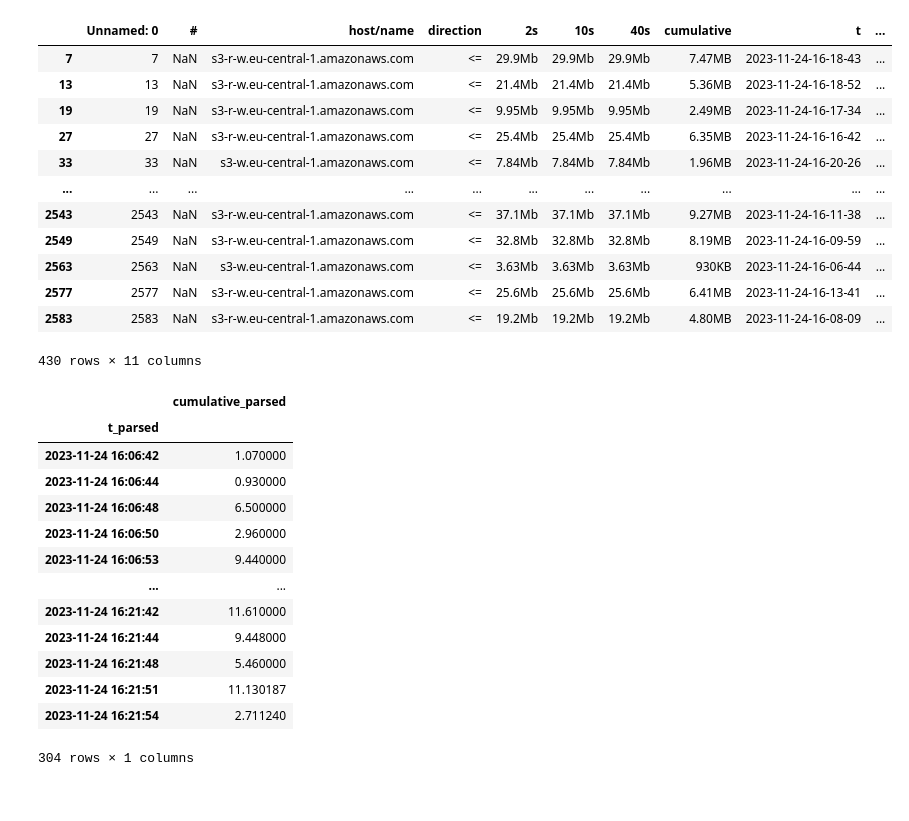
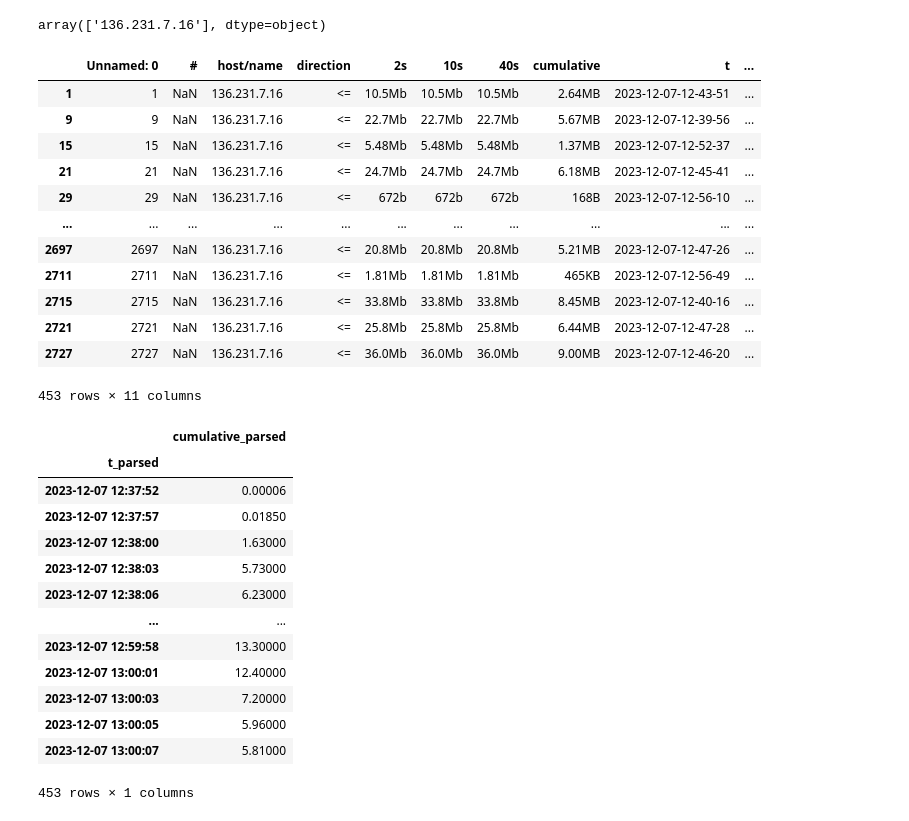
Before and after one commit to Jaapel/wflow-cloud-pilot, a Jupyter notebook: notebooks/plot_results.ipynb, the cells around one changed output. Saved outputs shown, nothing was run; the diff lists cells and outputs as text; code cells hidden in the pictures.

```diff
--- a/notebooks/plot_results.ipynb
+++ b/notebooks/plot_results.ipynb
@@ -3,12 +3,12 @@ import pandas as pd
 from pathlib import Path
 # %%
 root_dir = Path.cwd().parent
-filename = root_dir / "network_usage_aws_large.csv"
+filename = root_dir / "network_usage_minio_large.csv"
 time_column = "t_parsed"
 network_usage_column = "cumulative_parsed"
-# hostname = "L02197.DIRECTORY.INTRA"
+hostnames = ["136.231.7.16"]
 # hostname = "s3-r-w.eu-central-1.amazonaws.com"
-hostnames = ["s3-w.eu-central-1.amazonaws.com", "s3-r-w.eu-central-1.amazonaws.com"]
+# hostnames = ["s3-w.eu-central-1.amazonaws.com", "s3-r-w.eu-central-1.amazonaws.com"]
 # %%
 df = pd.read_csv(filename)
 df
@@ -50,23 +47,28 @@ array(['13.107.13.93', '172.30.64.1', '172.30.74.51', '172.30.79.255',
+# %%
+import numpy as np
+np.unique(df_ld["host/name"])  # 13. is microsoft (vscode)
+# %% [output]
+array(['136.231.7.16'], dtype=object)
 # %%
 df = pd.read_csv(filename)
 df[time_column] = pd.to_datetime(df[time_column])
 df = df.loc[df["direction"] == "<="]
-df = df.loc[(df["host/name"] == hostnames[0]) | (df["host/name"] == hostnames[1])]
+df = df.loc[(df["host/name"] == hostnames[0])]#] | (df["host/name"] == hostnames[1])]
 df
 # %% [output]
 |  | Unnamed: 0 | # | host/name | direction | 2s | 10s | 40s | cumulative | t | ... |
-| 7 | 7 | NaN | s3-r-w.eu-central-1.amazonaws.com | <= | 29.9Mb | 29.9Mb | 29.9Mb | 7.47MB | 2023-11-24-16-18-43 | ... |
-| 13 | 13 | NaN | s3-r-w.eu-central-1.amazonaws.com | <= | 21.4Mb | 21.4Mb | 21.4Mb | 5.36MB | 2023-11-24-16-18-52 | ... |
-| 19 | 19 | NaN | s3-r-w.eu-central-1.amazonaws.com | <= | 9.95Mb | 9.95Mb | 9.95Mb | 2.49MB | 2023-11-24-16-17-34 | ... |
-| 27 | 27 | NaN | s3-r-w.eu-central-1.amazonaws.com | <= | 25.4Mb | 25.4Mb | 25.4Mb | 6.35MB | 2023-11-24-16-16-42 | ... |
-| 33 | 33 | NaN | s3-w.eu-central-1.amazonaws.com | <= | 7.84Mb | 7.84Mb | 7.84Mb | 1.96MB | 2023-11-24-16-20-26 | ... |
+| 1 | 1 | NaN | 136.231.7.16 | <= | 10.5Mb | 10.5Mb | 10.5Mb | 2.64MB | 2023-12-07-12-43-51 | ... |
+| 9 | 9 | NaN | 136.231.7.16 | <= | 22.7Mb | 22.7Mb | 22.7Mb | 5.67MB | 2023-12-07-12-39-56 | ... |
+| 15 | 15 | NaN | 136.231.7.16 | <= | 5.48Mb | 5.48Mb | 5.48Mb | 1.37MB | 2023-12-07-12-52-37 | ... |
+| 21 | 21 | NaN | 136.231.7.16 | <= | 24.7Mb | 24.7Mb | 24.7Mb | 6.18MB | 2023-12-07-12-45-41 | ... |
+| 29 | 29 | NaN | 136.231.7.16 | <= | 672b | 672b | 672b | 168B | 2023-12-07-12-56-10 | ... |
 | ... | ... | ... | ... | ... | ... | ... | ... | ... | ... | ... |
-| 2543 | 2543 | NaN | s3-r-w.eu-central-1.amazonaws.com | <= | 37.1Mb | 37.1Mb | 37.1Mb | 9.27MB | 2023-11-24-16-11-38 | ... |
-| 2549 | 2549 | NaN | s3-r-w.eu-central-1.amazonaws.com | <= | 32.8Mb | 32.8Mb | 32.8Mb | 8.19MB | 2023-11-24-16-09-59 | ... |
-| 2563 | 2563 | NaN | s3-w.eu-central-1.amazonaws.com | <= | 3.63Mb | 3.63Mb | 3.63Mb | 930KB | 2023-11-24-16-06-44 | ... |
-| 2577 | 2577 | NaN | s3-r-w.eu-central-1.amazonaws.com | <= | 25.6Mb | 25.6Mb | 25.6Mb | 6.41MB | 2023-11-24-16-13-41 | ... |
-| 2583 | 2583 | NaN | s3-r-w.eu-central-1.amazonaws.com | <= | 19.2Mb | 19.2Mb | 19.2Mb | 4.80MB | 2023-11-24-16-08-09 | ... |
+| 2697 | 2697 | NaN | 136.231.7.16 | <= | 20.8Mb | 20.8Mb | 20.8Mb | 5.21MB | 2023-12-07-12-47-26 | ... |
+| 2711 | 2711 | NaN | 136.231.7.16 | <= | 1.81Mb | 1.81Mb | 1.81Mb | 465KB | 2023-12-07-12-56-49 | ... |
+| 2715 | 2715 | NaN | 136.231.7.16 | <= | 33.8Mb | 33.8Mb | 33.8Mb | 8.45MB | 2023-12-07-12-40-16 | ... |
+| 2721 | 2721 | NaN | 136.231.7.16 | <= | 25.8Mb | 25.8Mb | 25.8Mb | 6.44MB | 2023-12-07-12-47-28 | ... |
+| 2727 | 2727 | NaN | 136.231.7.16 | <= | 36.0Mb | 36.0Mb | 36.0Mb | 9.00MB | 2023-12-07-12-46-20 | ... |
-430 rows × 11 columns
+453 rows × 11 columns
 # %%
 df = df.groupby(['t_parsed']).agg({'cumulative_parsed': 'sum'})
 df['cumulative_parsed'] = df['cumulative_parsed'] / 1e6  # to MB
@@ -74,18 +76,18 @@ df
 # %% [output]
 |  | cumulative_parsed |
 | t_parsed |  |
-| 2023-11-24 16:06:42 | 1.070000 |
-| 2023-11-24 16:06:44 | 0.930000 |
-| 2023-11-24 16:06:48 | 6.500000 |
-| 2023-11-24 16:06:50 | 2.960000 |
-| 2023-11-24 16:06:53 | 9.440000 |
+| 2023-12-07 12:37:52 | 0.00006 |
+| 2023-12-07 12:37:57 | 0.01850 |
+| 2023-12-07 12:38:00 | 1.63000 |
+| 2023-12-07 12:38:03 | 5.73000 |
+| 2023-12-07 12:38:06 | 6.23000 |
 | ... | ... |
-| 2023-11-24 16:21:42 | 11.610000 |
-| 2023-11-24 16:21:44 | 9.448000 |
-| 2023-11-24 16:21:48 | 5.460000 |
-| 2023-11-24 16:21:51 | 11.130187 |
-| 2023-11-24 16:21:54 | 2.711240 |
+| 2023-12-07 12:59:58 | 13.30000 |
+| 2023-12-07 13:00:01 | 12.40000 |
+| 2023-12-07 13:00:03 | 7.20000 |
+| 2023-12-07 13:00:05 | 5.96000 |
+| 2023-12-07 13:00:07 | 5.81000 |
-304 rows × 1 columns
+453 rows × 1 columns
 # %%
 import matplotlib.pyplot as plt
 import matplotlib.dates as mdates
```
Also changed, not shown: parts of 5 cells of this notebook, 8 other files.
